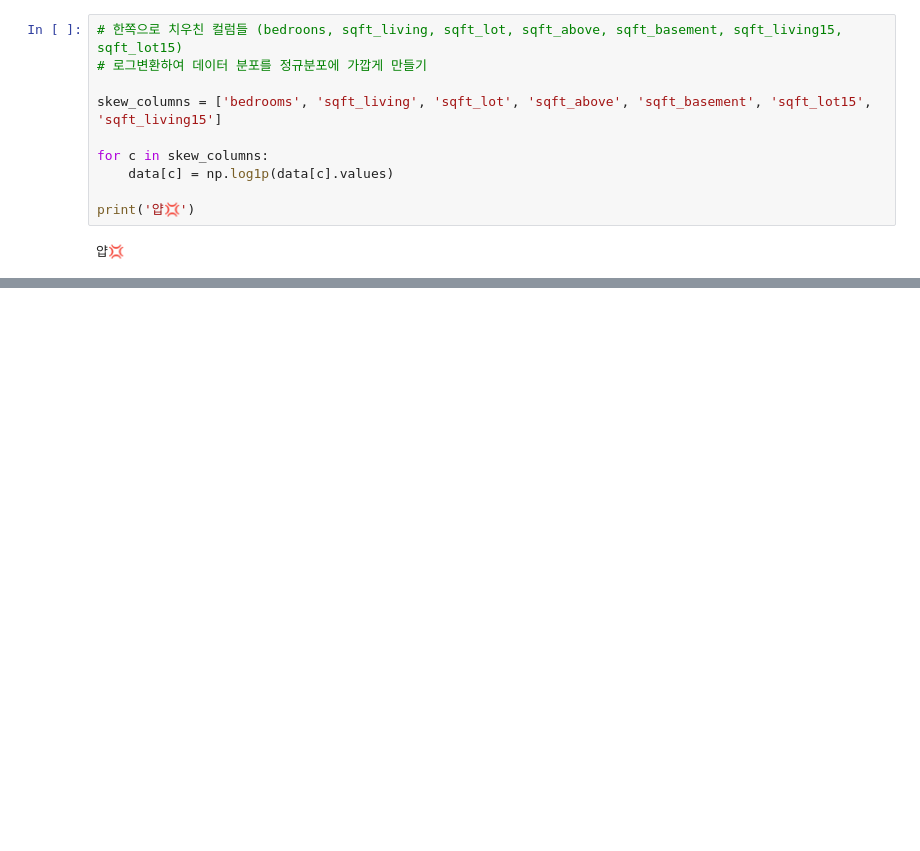
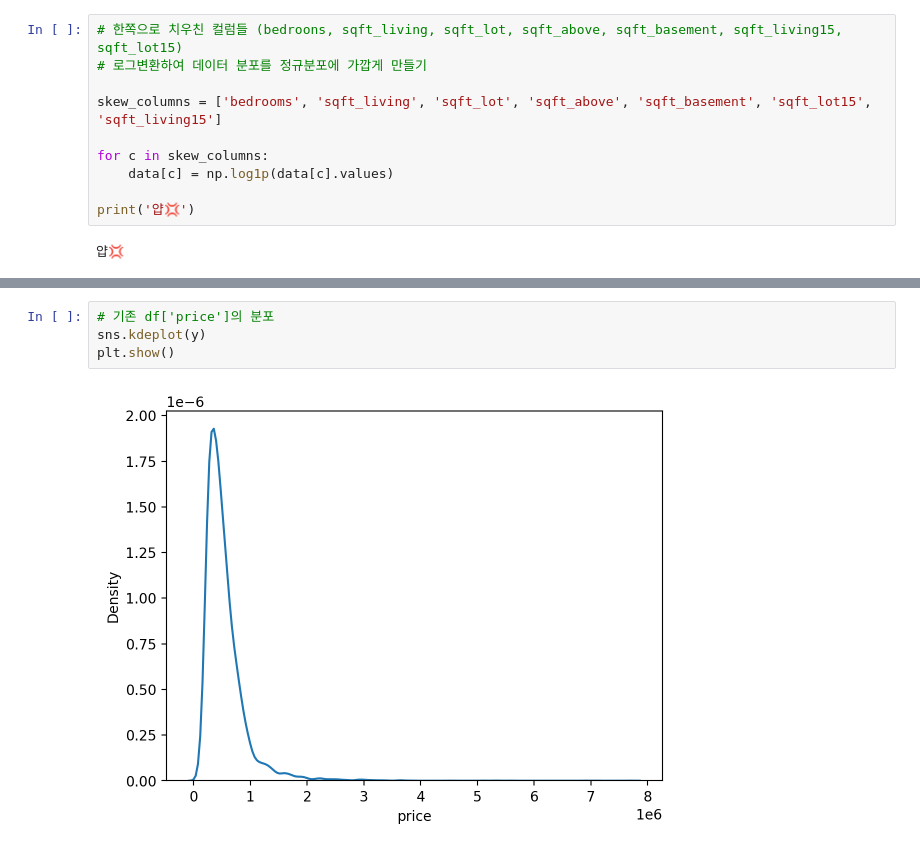
Before and after one commit to KimmyGibbs/study_record_of_aiffel, a Jupyter notebook: EXPLORATION_RS5/lectures/example_3rd.ipynb, the cells around one changed output, grey strips where cells are left out. Cells and saved outputs as stored; diff of their text form; blank space fills up the shorter version.

```diff
--- a/EXPLORATION_RS5/lectures/example_3rd.ipynb
+++ b/EXPLORATION_RS5/lectures/example_3rd.ipynb
@@ -259,0 +300,6 @@ print('얍💢')
+# %%
+# 기존 df['price']의 분포
+sns.kdeplot(y)
+plt.show()
+# %% [output]
+[figure, added]
```
Also changed, not shown: parts of 57 cells of this notebook.
